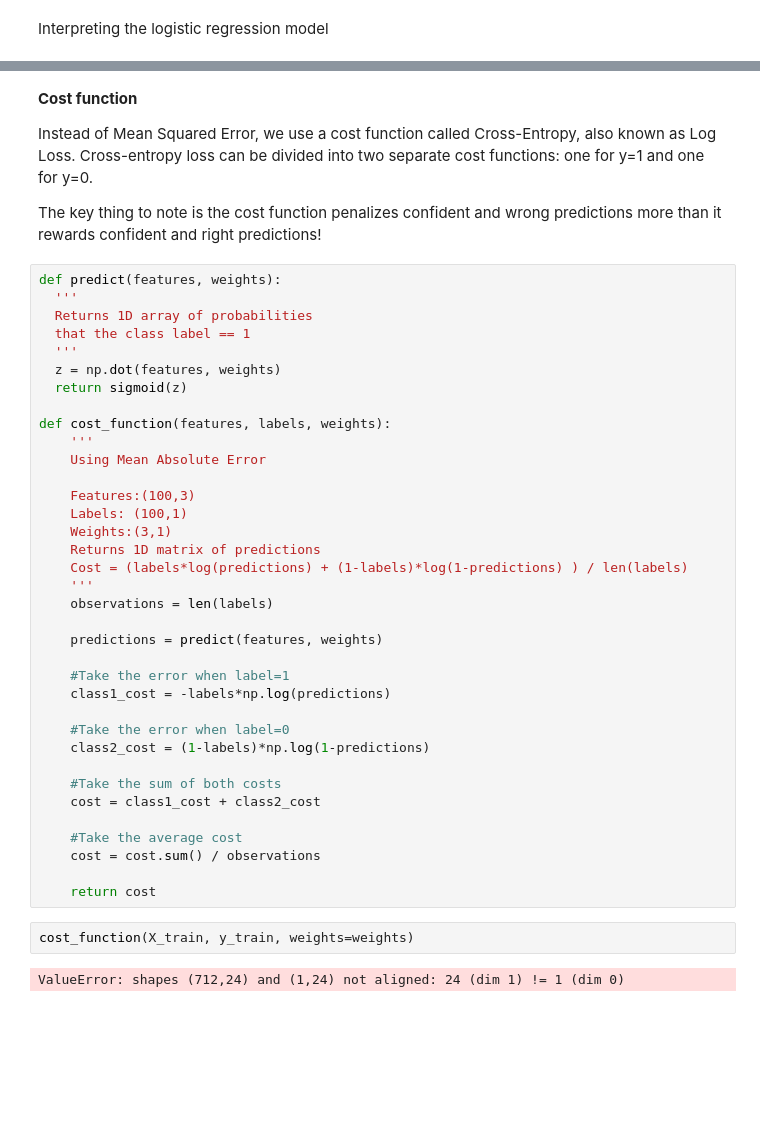
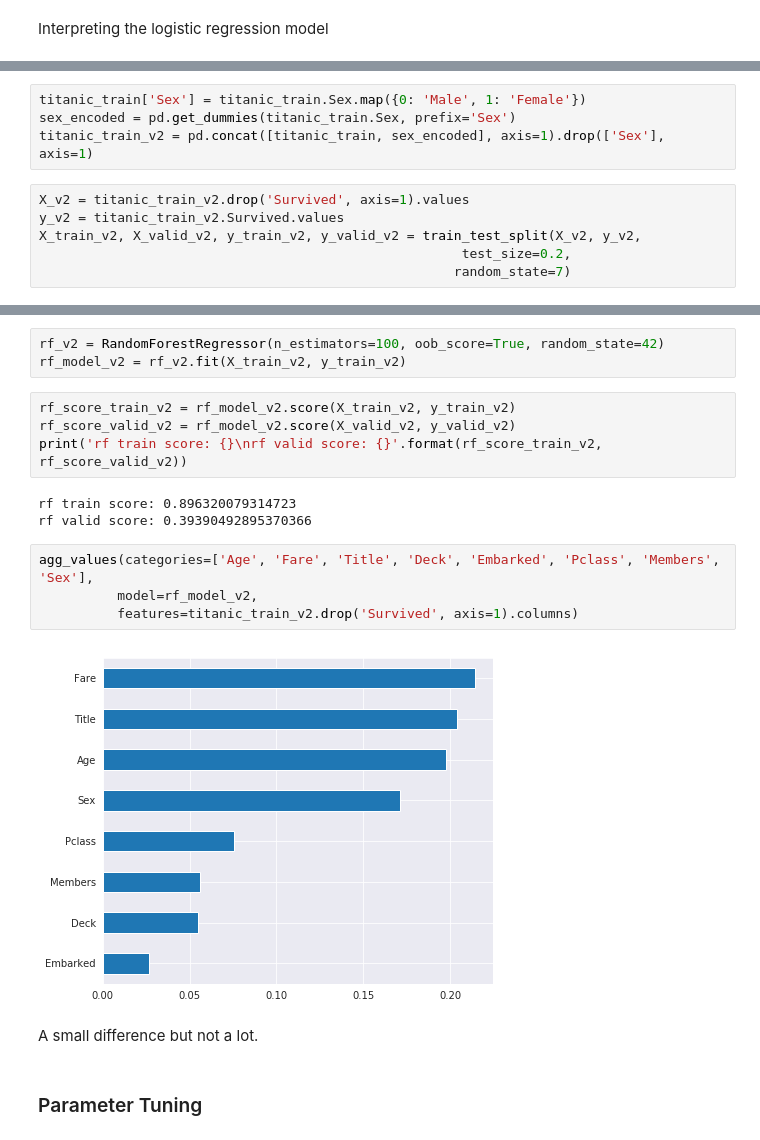
Before and after one commit to datalass1/100-days-of-code, a Jupyter notebook: notebooks/Day-27-28-29-33-36-37-Titanic-Kaggle-competition.ipynb, the cells around one changed output, grey strips where cells are left out. Cells and saved outputs as stored; diff of their text form; blank space fills up the shorter version.

```diff
--- a/notebooks/Day-27-28-29-33-36-37-Titanic-Kaggle-competition.ipynb
+++ b/notebooks/Day-27-28-29-33-36-37-Titanic-Kaggle-competition.ipynb
@@ -448 +509,11 @@ weights = log_reg.coef_
+# %%
+titanic_train['Sex'] = titanic_train.Sex.map({0: 'Male', 1: 'Female'})
+sex_encoded = pd.get_dummies(titanic_train.Sex, prefix='Sex')
+titanic_train_v2 = pd.concat([titanic_train, sex_encoded], axis=1).drop(['Sex'], axis=1)
+# %%
+X_v2 = titanic_train_v2.drop('Survived', axis=1).values
+y_v2 = titanic_train_v2.Survived.values
+X_train_v2, X_valid_v2, y_train_v2, y_valid_v2 = train_test_split(X_v2, y_v2,
+                                                      test_size=0.2,
+                                                     random_state=7)
 # %%
@@ -462,46 +523,20 @@ This time however we will transform the output using the sigmoid function to ret
-# %% [markdown]
-**Cost function**
-
-Instead of Mean Squared Error, we use a cost function called Cross-Entropy, also known as Log Loss. Cross-entropy loss can be divided into two separate cost functions: one for y=1 and one for y=0.
-
-The key thing to note is the cost function penalizes confident and wrong predictions more than it rewards confident and right predictions!
-# %%
-def predict(features, weights):
-  '''
-  Returns 1D array of probabilities
-  that the class label == 1
-  '''
-  z = np.dot(features, weights)
-  return sigmoid(z)
-
-def cost_function(features, labels, weights):
-    '''
-    Using Mean Absolute Error
-
-    Features:(100,3)
-    Labels: (100,1)
-    Weights:(3,1)
-    Returns 1D matrix of predictions
-    Cost = (labels*log(predictions) + (1-labels)*log(1-predictions) ) / len(labels)
-    '''
-    observations = len(labels)
-
-    predictions = predict(features, weights)
-
-    #Take the error when label=1
-    class1_cost = -labels*np.log(predictions)
-
-    #Take the error when label=0
-    class2_cost = (1-labels)*np.log(1-predictions)
-
-    #Take the sum of both costs
-    cost = class1_cost + class2_cost
-
-    #Take the average cost
-    cost = cost.sum() / observations
-
-    return cost
-# %%
-cost_function(X_train, y_train, weights=weights)
-# %% [output]
-ValueError: shapes (712,24) and (1,24) not aligned: 24 (dim 1) != 1 (dim 0)
+# %%
+rf_v2 = RandomForestRegressor(n_estimators=100, oob_score=True, random_state=42)
+rf_model_v2 = rf_v2.fit(X_train_v2, y_train_v2)
+# %%
+rf_score_train_v2 = rf_model_v2.score(X_train_v2, y_train_v2)
+rf_score_valid_v2 = rf_model_v2.score(X_valid_v2, y_valid_v2)
+print('rf train score: {}\nrf valid score: {}'.format(rf_score_train_v2, rf_score_valid_v2))
+# %% [output]
+rf train score: 0.896320079314723
+rf valid score: 0.39390492895370366
+# %%
+agg_values(categories=['Age', 'Fare', 'Title', 'Deck', 'Embarked', 'Pclass', 'Members', 'Sex'],
+          model=rf_model_v2,
+          features=titanic_train_v2.drop('Survived', axis=1).columns)
+# %% [output]
+[figure, added]
+# %% [markdown]
+A small difference but not a lot.
+# %% [markdown]
+### Parameter Tuning
```
Also changed, not shown: parts of 48 cells of this notebook.
